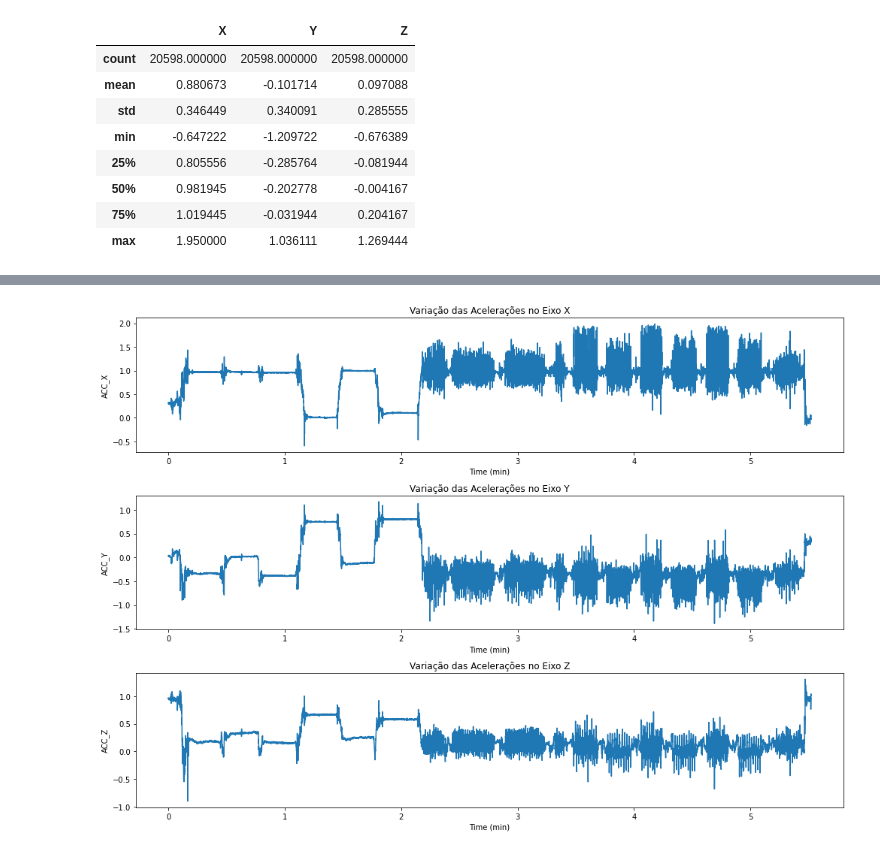
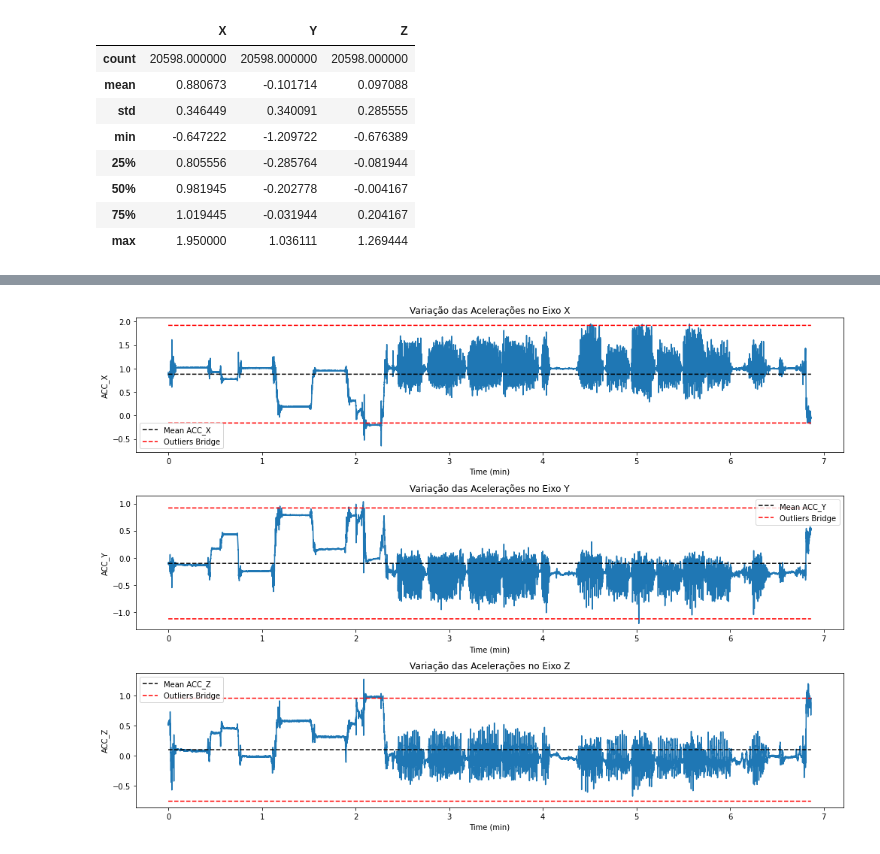
Before and after one commit to joelpoliveira/ProjetoATD, a Jupyter notebook: Nao_sei_o_nome.ipynb, the cells around one changed output, grey strips where cells are left out. Drawn from its saved outputs; the diff is of its cells as text; code cells hidden in the pictures.

```diff
--- a/Nao_sei_o_nome.ipynb
+++ b/Nao_sei_o_nome.ipynb
@@ -183,28 +79,47 @@ plt.tight_layout()
-# %%
-plt.figure(figsize=(14,10))
-user = user2_2
-
-seg = np.arange(0, len(user['X']) * T, T)
-minuts = seg/60
-
-plt.subplot(311)
-plt.plot( minuts  , user['X'])
-plt.xlabel("Time (min)")
-plt.ylabel("ACC_X")
-plt.title("Variação das Acelerações no Eixo X")
-
-plt.subplot(312)
-plt.plot( minuts  , user['Y'])
-plt.xlabel("Time (min)")
-plt.ylabel("ACC_Y")
-plt.title("Variação das Acelerações no Eixo Y")
-
-plt.subplot(313)
-plt.plot( minuts  , user['Z'])
-plt.xlabel("Time (min)")
-plt.ylabel("ACC_Z")
-plt.title("Variação das Acelerações no Eixo Z")
-
-plt.tight_layout()
-# %% [output]
-[figure, removed]
+# %%
+freq = 50
+T = 1/freq
+seg = np.arange(0, len(user1_1['X']) * T, T)
+minuts = seg/60
+
+plt.figure(figsize=(14,10))
+
+plt.subplot(311)
+plt.plot( minuts  , user1_1['X'])
+meanfig, = plt.plot(minuts, np.full(len(minuts), user1_1['X'].mean()),'--', c='black')
+meanfig.set_label("Mean ACC_X")
+plt.plot(minuts, np.full(len(minuts), user1_1['X'].mean() + 3*user1_1['X'].std()),'--', c='red')
+outfig, = plt.plot(minuts, np.full(len(minuts), user1_1['X'].mean() - 3*user1_1['X'].std()),'--', c='red')
+outfig.set_label("Outliers Bridge")
+plt.xlabel("Time (min)")
+plt.ylabel("ACC_X")
+plt.title("Variação das Acelerações no Eixo X")
+plt.legend()
+
+plt.subplot(312)
+plt.plot( minuts  , user1_1['Y'])
+meanfig, = plt.plot(minuts, np.full(len(minuts), user1_1['Y'].mean()),'--', c='black')
+meanfig.set_label("Mean ACC_Y")
+outfig,= plt.plot(minuts, np.full(len(minuts), user1_1['Y'].mean() + 3*user1_1['Y'].std()),'--', c='red')
+outfig.set_label("Outliers Bridge")
+plt.plot(minuts, np.full(len(minuts), user1_1['Y'].mean() - 3*user1_1['Y'].std()),'--', c='red')
+plt.xlabel("Time (min)")
+plt.ylabel("ACC_Y")
+plt.title("Variação das Acelerações no Eixo Y")
+plt.legend()
+
+plt.subplot(313)
+plt.plot( minuts  , user1_1['Z'])
+meanfig, = plt.plot(minuts, np.full(len(minuts), user1_1['Z'].mean()),'--', c='black')
+meanfig.set_label("Mean ACC_Z")
+outfig, = plt.plot(minuts, np.full(len(minuts), user1_1['Z'].mean() + 3*user1_1['Z'].std()),'--', c='red')
+outfig.set_label("Outliers Bridge")
+plt.plot(minuts, np.full(len(minuts), user1_1['Z'].mean() - 3*user1_1['Z'].std()),'--', c='red')
+plt.xlabel("Time (min)")
+plt.ylabel("ACC_Z")
+plt.title("Variação das Acelerações no Eixo Z")
+plt.legend()
+
+plt.tight_layout()
+# %% [output]
+[figure, added]
```
Also changed, not shown: parts of 8 cells of this notebook.
